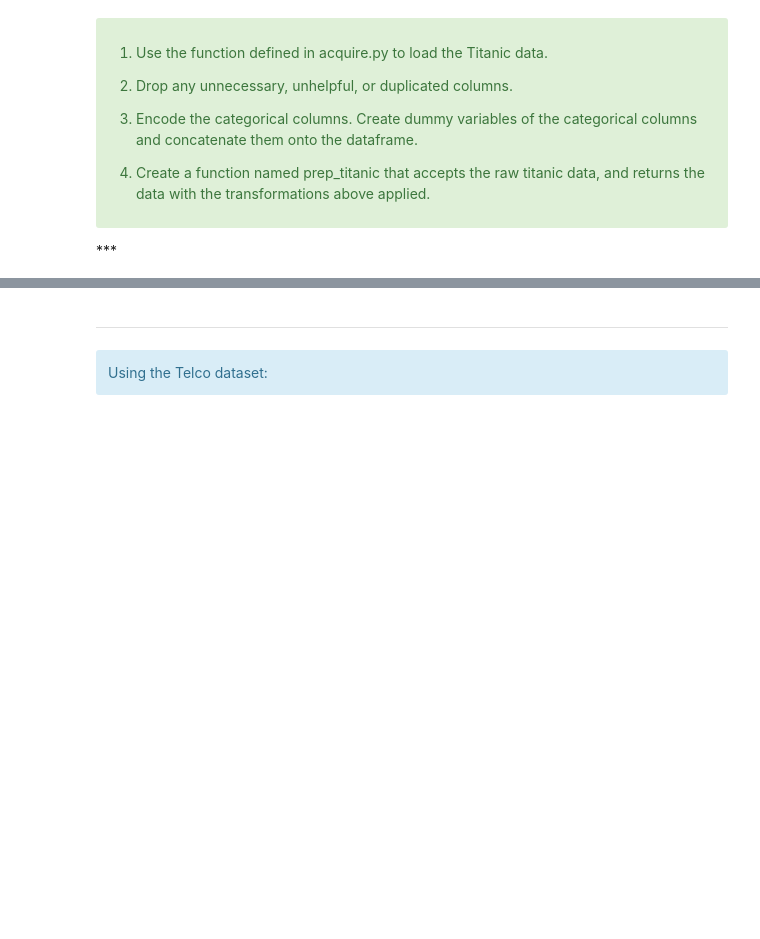
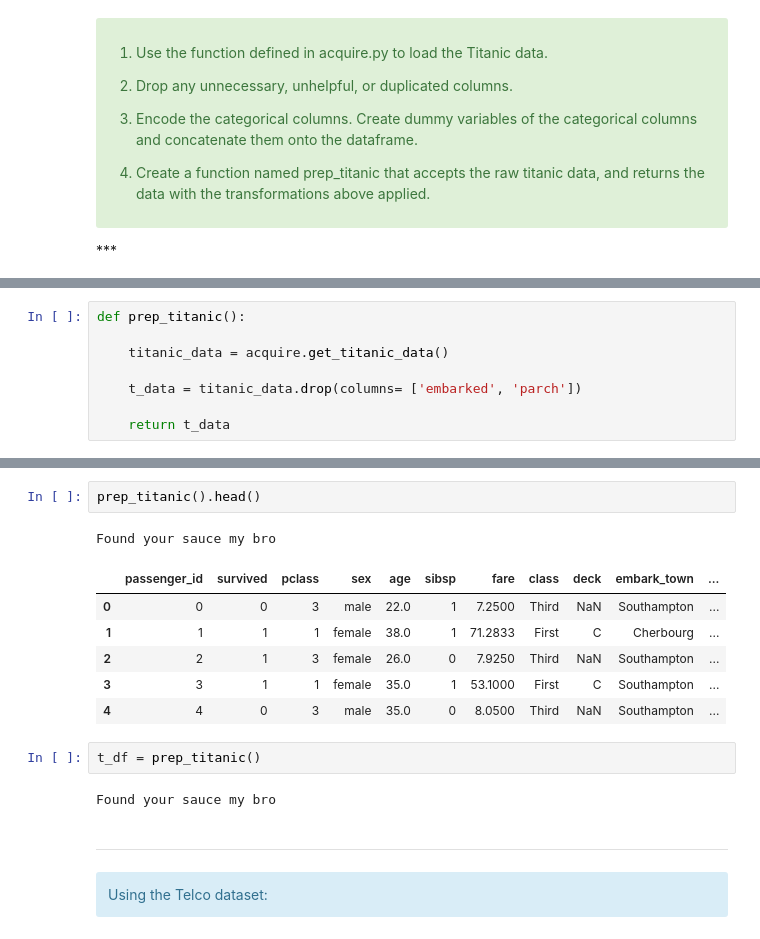
Before and after one commit to Marc-Aradillas/Classification_exercises.ipynb, a Jupyter notebook: classification_exercises.ipynb, the cells around one changed output, grey strips where cells are left out. Saved outputs shown, nothing was run; the diff lists cells and outputs as text; blank space fills up the shorter version.

```diff
--- a/classification_exercises.ipynb
+++ b/classification_exercises.ipynb
@@ -329,0 +552,8 @@ Using the Titanic dataset:
+# %%
+def prep_titanic():
+
+    titanic_data = acquire.get_titanic_data()
+
+    t_data = titanic_data.drop(columns= ['embarked', 'parch'])
+
+    return t_data
@@ -330,3 +581,17 @@ Using the Titanic dataset:
+# %%
+prep_titanic().head()
+# %% [output]
+Found your sauce my bro
+|  | passenger_id | survived | pclass | sex | age | sibsp | fare | class | deck | embark_town | ... |
+| 0 | 0 | 0 | 3 | male | 22.0 | 1 | 7.2500 | Third | NaN | Southampton | ... |
+| 1 | 1 | 1 | 1 | female | 38.0 | 1 | 71.2833 | First | C | Cherbourg | ... |
+| 2 | 2 | 1 | 3 | female | 26.0 | 0 | 7.9250 | Third | NaN | Southampton | ... |
+| 3 | 3 | 1 | 1 | female | 35.0 | 1 | 53.1000 | First | C | Southampton | ... |
+| 4 | 4 | 0 | 3 | male | 35.0 | 0 | 8.0500 | Third | NaN | Southampton | ... |
+# %%
+t_df = prep_titanic()
+# %% [output]
+Found your sauce my bro
 # %% [markdown]
 ---
 <div class="alert alert-info">
```
Also changed, not shown: parts of 69 cells of this notebook, 7 other files.
